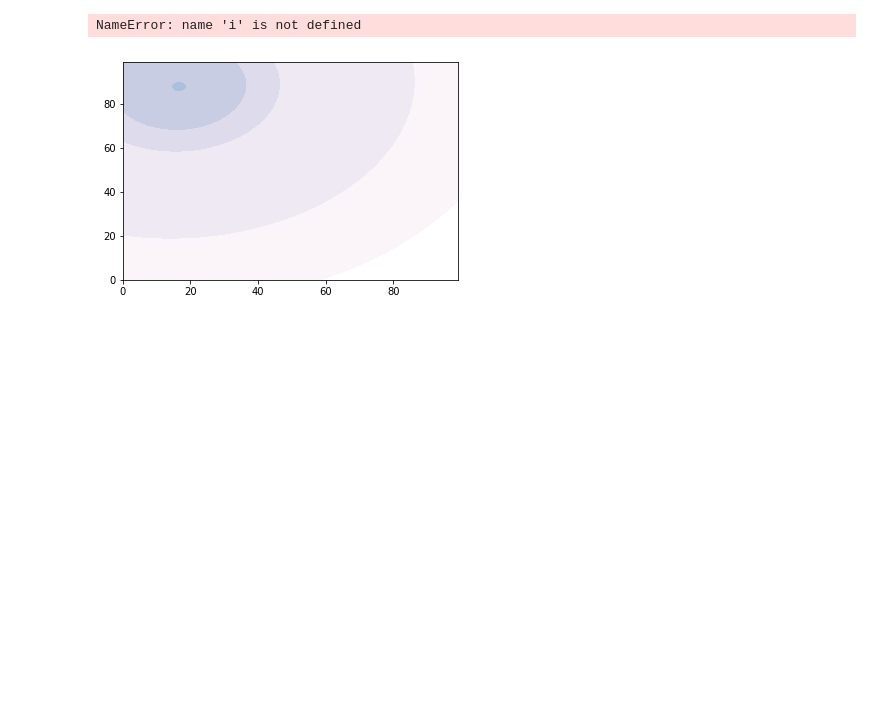
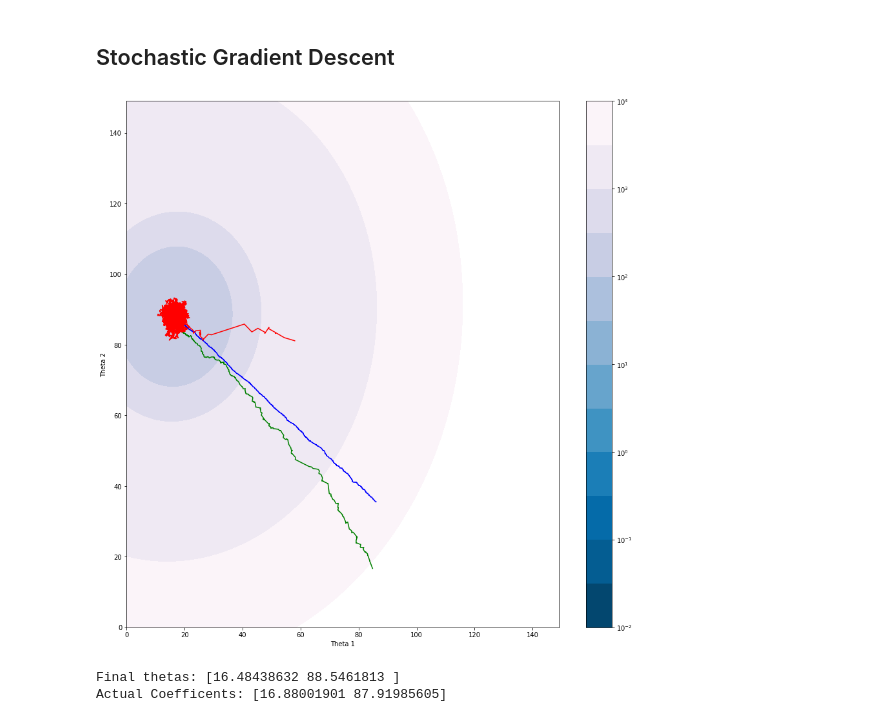
Before and after one commit to robahall/GradDesc, a Jupyter notebook: notebooks/1.0_rah_Gradient_Descent_Algorithims.ipynb, the cells around one changed output. Drawn from its saved outputs; the diff is of its cells as text; code cells hidden in the pictures; blank space fills up the shorter version.

```diff
--- a/notebooks/1.0_rah_Gradient_Descent_Algorithims.ipynb
+++ b/notebooks/1.0_rah_Gradient_Descent_Algorithims.ipynb
@@ -80,30 +90,49 @@ Actual Coefficents: [16.88001901 87.91985605]
+# %% [markdown]
+## Stochastic Gradient Descent
+# %%
+def stochastic_gradient_descent(X, y, theta, lr, epochs):
+    thetas = theta
+    results = np.array([0,0])
+    for i in range(epochs):
+        y = np.reshape(y, (y.shape[0], 1)) ## Currently only works for target provided by sklearn
+        Xy = np.concatenate((X,y), axis = 1)
+        np.random.shuffle(Xy)
+        X = Xy[:,:X.shape[1]]
+        y = Xy[:, -1]
+        for xi, yi in zip(X,y):
+            theta, MSE = gda.gd(xi, yi, theta, lr)
+            thetas = np.vstack([thetas, theta])
+            results = np.vstack([results, np.array([i+1, MSE])])
+
+    return thetas, results
 # %%
-from mpl_toolkits.mplot3d import axes3d
-x = np.arange(0, 100, 1)
-y = np.arange(0, 100, 1)
+x = np.arange(0, 150, 1)
+y = np.arange(0, 150, 1)
 xx, yy = np.meshgrid(x, y, sparse=True)
 z = np.average((np.dot(features, np.array([xx, yy])) - target) ** 2)
 levels = [0.01, 0.05, 0.1, 0.5, 1, 5, 10, 50, 100, 500, 1000, 5000, 10000]
 
-fig, ax = plt.subplots()
+fig, ax = plt.subplots(figsize=(15, 15))
 cs = ax.contourf(x,y,z, levels, locator=ticker.LogLocator(), cmap=cm.PuBu_r)
 
-theta = np.array([0,1])
+
+learing = [0.001, 0.01, 0.1]
+colors = ['b', 'g', 'r']
+random_start = [np.array([[]])]
 epochs = 10
 
-learing = [0.01, 0.1, 10]
-colors = ['b', 'g', 'r']
-
-
-for lr, c in i:
-    theta = np.array([0,1])
-    thetas, MSE = perform_learning(lr, theta, epochs)
+for lr, c, rs in zip(learing, colors,random_start):
+    theta = rs
+    thetas, MSE = stochastic_gradient_descent(features, target, theta, lr, epochs)
     ax.plot(thetas[:,0],thetas[:,1], c)
 
 cbar = fig.colorbar(cs)
 plt.xlabel('Theta 1')
 plt.ylabel('Theta 2')
 plt.show()
+print("Final thetas: {}".format(thetas[-1]))
+print("Actual Coefficents: {}".format(coef))
 # %% [output]
+[figure, new version]
-NameError: name 'i' is not defined
+Final thetas: [16.48438632 88.5461813 ]
+Actual Coefficents: [16.88001901 87.91985605]
-[figure, old version]
```
Also changed, not shown: parts of 20 cells of this notebook.
